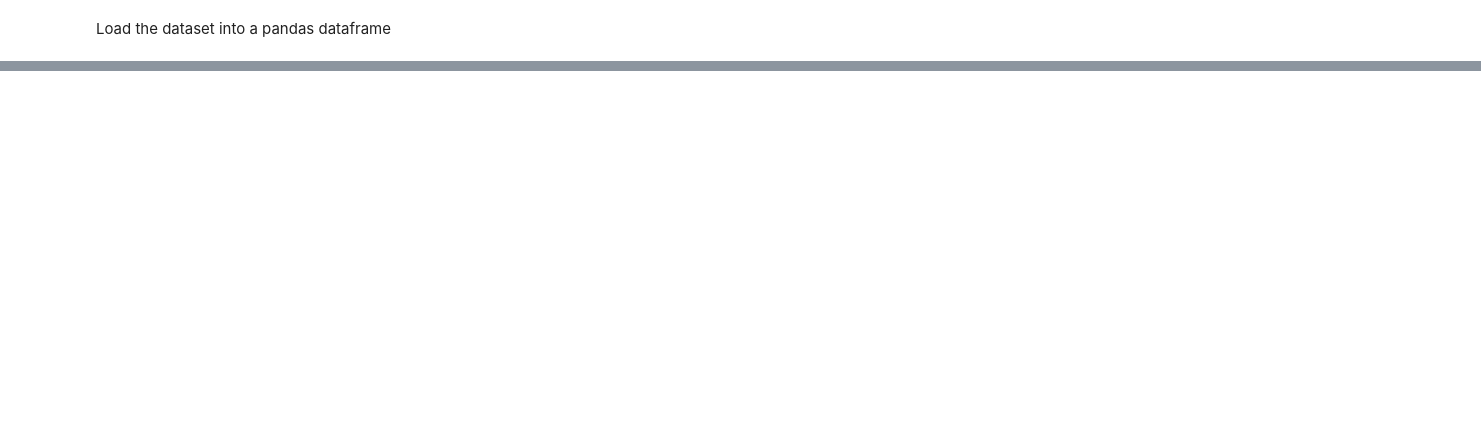
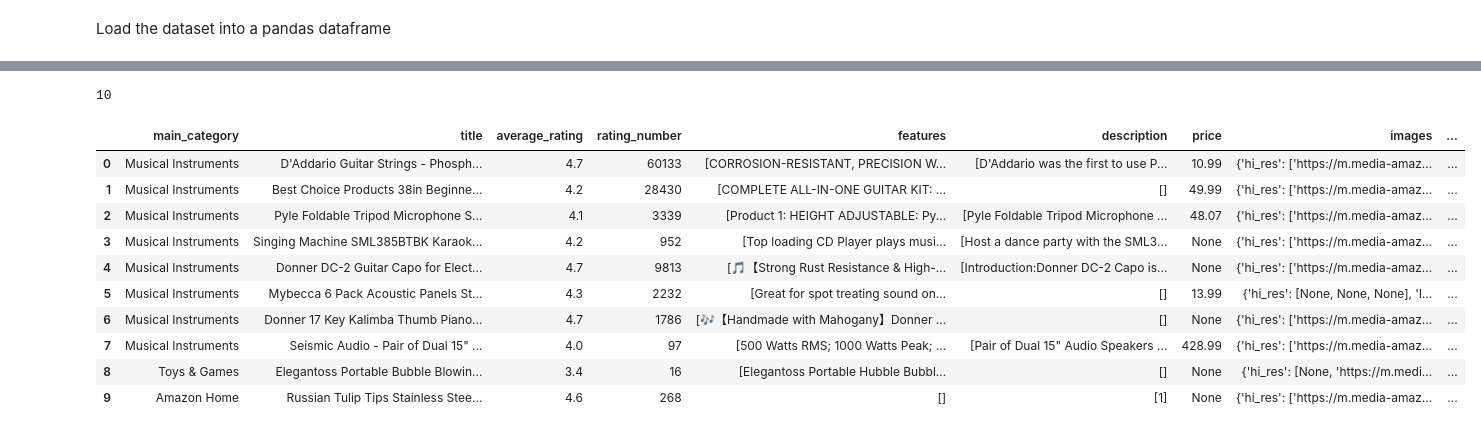
Before and after one commit to joelpolizzi/DSC210-group_proj, a Jupyter notebook: Group_1_DataMining.ipynb, the cells around one changed output, grey strips where cells are left out. Saved outputs shown, nothing was run; the diff lists cells and outputs as text; code cells hidden in the pictures; blank space fills up the shorter version.

```diff
--- a/Group_1_DataMining.ipynb
+++ b/Group_1_DataMining.ipynb
@@ -111,0 +145,19 @@ print(sse / len(predictions))
+# %%
+Xui = scipy.sparse.lil_matrix((nUsers, nItems)) # Initialized after extracting the number of users and items
+for ifx, row in df.iterrows():
+    user_id, item_id = row["user_id"], row["asin"]
+    Xui[userIDs[user_id],itemIDs[item_id]] = 1 #Only storing positive feedback instances
+Xui_csr = scipy.sparse.csr_matrix(Xui)
+# %%
+k = 5 # hyperparameter
+model = bpr.BayesianPersonalizedRanking(factors = k)
+model.fit(Xui_csr)
+# %%
+itemFactors = model.item_factors
+userFactors = model.user_factors
+
+recommended = model.recommend(0, Xui_csr[0]) # Top 10 Recommendations for the first user
+related = model.similar_items(0) # Top 10 Highly similar to the first item (using cosine similarity)
+
+print(recommended)
+print(related)
@@ -111,0 +173,2 @@ print(sse / len(predictions))
+# %%
+df_items = pd.DataFrame(dataset_items['full'])
@@ -111,0 +184,23 @@ print(sse / len(predictions))
+# %%
+recommended_items = []
+for recommendedId in recommended[0]:
+    parent_asin = asinToParentAsin[indexToItem[recommendedId]]
+    row = df_items[df_items["parent_asin"] == parent_asin]
+    recommended_items.append(row)
+
+x = pd.concat(recommended_items, ignore_index=True)
+print(len(x))
+x
+# %% [output]
+10
+|  | main_category | title | average_rating | rating_number | features | description | price | images | ... |
+| 0 | Musical Instruments | D'Addario Guitar Strings - Phosph... | 4.7 | 60133 | [CORROSION-RESISTANT, PRECISION W... | [D'Addario was the first to use P... | 10.99 | {'hi_res': ['https://m.media-amaz... | ... |
+| 1 | Musical Instruments | Best Choice Products 38in Beginne... | 4.2 | 28430 | [COMPLETE ALL-IN-ONE GUITAR KIT: ... | [] | 49.99 | {'hi_res': ['https://m.media-amaz... | ... |
+| 2 | Musical Instruments | Pyle Foldable Tripod Microphone S... | 4.1 | 3339 | [Product 1: HEIGHT ADJUSTABLE: Py... | [Pyle Foldable Tripod Microphone ... | 48.07 | {'hi_res': ['https://m.media-amaz... | ... |
+| 3 | Musical Instruments | Singing Machine SML385BTBK Karaok... | 4.2 | 952 | [Top loading CD Player plays musi... | [Host a dance party with the SML3... | None | {'hi_res': ['https://m.media-amaz... | ... |
+| 4 | Musical Instruments | Donner DC-2 Guitar Capo for Elect... | 4.7 | 9813 | [🎵【Strong Rust Resistance & High-... | [Introduction:Donner DC-2 Capo is... | None | {'hi_res': ['https://m.media-amaz... | ... |
+| 5 | Musical Instruments | Mybecca 6 Pack Acoustic Panels St... | 4.3 | 2232 | [Great for spot treating sound on... | [] | 13.99 | {'hi_res': [None, None, None], 'l... | ... |
+| 6 | Musical Instruments | Donner 17 Key Kalimba Thumb Piano... | 4.7 | 1786 | [🎶【Handmade with Mahogany】Donner ... | [] | None | {'hi_res': ['https://m.media-amaz... | ... |
+| 7 | Musical Instruments | Seismic Audio - Pair of Dual 15" ... | 4.0 | 97 | [500 Watts RMS; 1000 Watts Peak; ... | [Pair of Dual 15" Audio Speakers ... | 428.99 | {'hi_res': ['https://m.media-amaz... | ... |
+| 8 | Toys & Games | Elegantoss Portable Bubble Blowin... | 3.4 | 16 | [Elegantoss Portable Hubble Bubbl... | [] | None | {'hi_res': [None, 'https://m.medi... | ... |
+| 9 | Amazon Home | Russian Tulip Tips Stainless Stee... | 4.6 | 268 | [] | [1] | None | {'hi_res': ['https://m.media-amaz... | ... |
```
Also changed, not shown: parts of 12 cells of this notebook.
